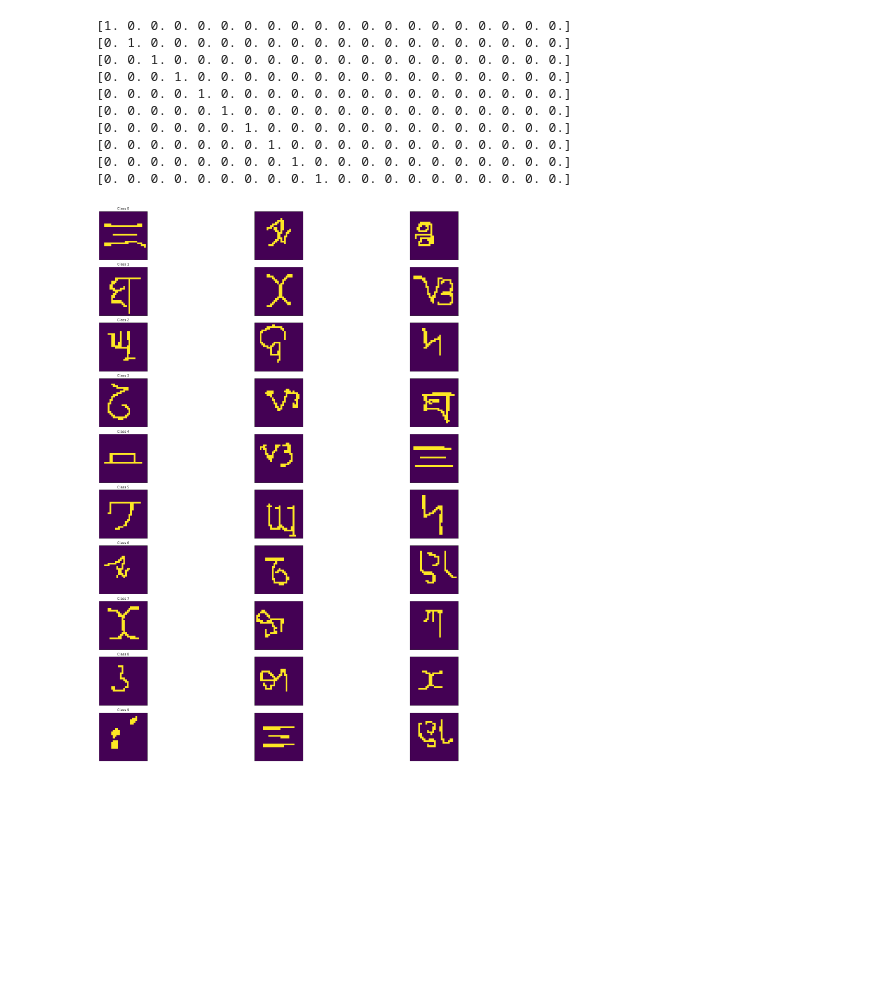
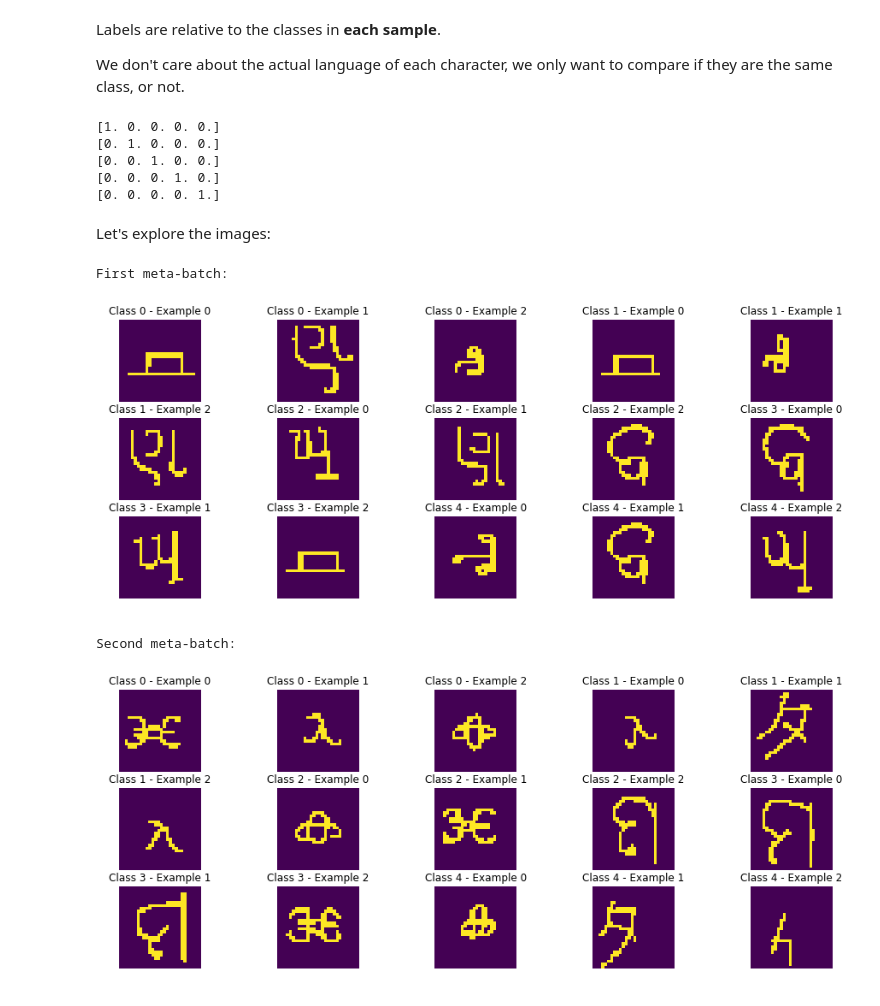
Before and after one commit to LecJackS/CS-330-Deep-Multi-Task-and-Meta-Learning, a Jupyter notebook: Homework 1 - Step by step.ipynb, the cells around one changed output. Cells and saved outputs as stored; diff of their text form; code cells hidden in the pictures; blank space fills up the shorter version.

```diff
--- a/Homework 1 - Step by step.ipynb
+++ b/Homework 1 - Step by step.ipynb
@@ -138,5 +204,9 @@ class DataGenerator(object):
         return all_image_batches, all_label_batches
 # %%
 c = {'data_folder':'./'}
-data = DataGenerator(20, 3)
+
+num_classes=5
+num_samples_per_class=3
+
+data = DataGenerator(num_classes, num_samples_per_class)
 # %% [output]
@@ -151,35 +221,49 @@ Batch of labels of shape: (10, 3, 20, 20)
+# %% [markdown]
+Labels are relative to the classes in **each sample**.
+
+We don't care about the actual language of each character, we only want to compare if they are the same class, or not.
 # %%
-for i in range(10):
+for i in range(num_classes):
     print(labels[0,0,i])
 # %% [output]
-[1. 0. 0. 0. 0. 0. 0. 0. 0. 0. 0. 0. 0. 0. 0. 0. 0. 0. 0. 0.]
-[0. 1. 0. 0. 0. 0. 0. 0. 0. 0. 0. 0. 0. 0. 0. 0. 0. 0. 0. 0.]
-[0. 0. 1. 0. 0. 0. 0. 0. 0. 0. 0. 0. 0. 0. 0. 0. 0. 0. 0. 0.]
-[0. 0. 0. 1. 0. 0. 0. 0. 0. 0. 0. 0. 0. 0. 0. 0. 0. 0. 0. 0.]
-[0. 0. 0. 0. 1. 0. 0. 0. 0. 0. 0. 0. 0. 0. 0. 0. 0. 0. 0. 0.]
-[0. 0. 0. 0. 0. 1. 0. 0. 0. 0. 0. 0. 0. 0. 0. 0. 0. 0. 0. 0.]
-[0. 0. 0. 0. 0. 0. 1. 0. 0. 0. 0. 0. 0. 0. 0. 0. 0. 0. 0. 0.]
-[0. 0. 0. 0. 0. 0. 0. 1. 0. 0. 0. 0. 0. 0. 0. 0. 0. 0. 0. 0.]
-[0. 0. 0. 0. 0. 0. 0. 0. 1. 0. 0. 0. 0. 0. 0. 0. 0. 0. 0. 0.]
-[0. 0. 0. 0. 0. 0. 0. 0. 0. 1. 0. 0. 0. 0. 0. 0. 0. 0. 0. 0.]
+[1. 0. 0. 0. 0.]
+[0. 1. 0. 0. 0.]
+[0. 0. 1. 0. 0.]
+[0. 0. 0. 1. 0.]
+[0. 0. 0. 0. 1.]
+# %% [markdown]
+Let's explore the images:
 # %%
 import matplotlib.pyplot as plt
-# %%
-%matplotlib inline
-f, axarr = plt.subplots(10, 3, figsize=(28,28), sharex='all', sharey='all')
-for i in range(10):
-    #print("Class: ", labels[0,0,i])
-    #plt.imshow(images[0,0,i].reshape((28,28)))
-    axarr[i,0].set_title("Class {}".format(i))
-    axarr[i,0].imshow(images[0,0,i].reshape((28,28)))
-    axarr[i,1].imshow(images[0,1,i].reshape((28,28)))
-    axarr[i,2].imshow(images[0,2,i].reshape((28,28)))
-
-plt.xticks([], [])
-plt.yticks([], [])
-plt.tight_layout(pad=0.1)
-f.subplots_adjust(hspace=0.15)
-
-plt.show()
-# %% [output]
-[figure, removed]
+# %%
+print("First meta-batch:")
+
+plt.figure(figsize=(16, 6))
+count = 0
+for cl in range(num_classes):
+    for sa in range(num_samples_per_class):
+        plt.subplot(num_samples_per_class, num_classes, count + 1)
+        plt.title("Class {} - Example {}".format(cl, sa))
+        image = images[0, sa, cl].reshape((28,28))
+        plt.imshow(image)
+        plt.axis('off');
+        count += 1
+# %% [output]
+First meta-batch:
+[figure, added]
+# %%
+print("Second meta-batch:")
+
+plt.figure(figsize=(16, 6))
+count = 0
+for cl in range(num_classes):
+    for sa in range(num_samples_per_class):
+        plt.subplot(num_samples_per_class, num_classes, count + 1)
+        plt.title("Class {} - Example {}".format(cl, sa))
+        image = images[1, sa, cl].reshape((28,28))
+        plt.imshow(image)
+        plt.axis('off');
+        count += 1
+# %% [output]
+Second meta-batch:
+[figure, added]
```
Also changed, not shown: parts of 61 cells of this notebook, 1 other file.
